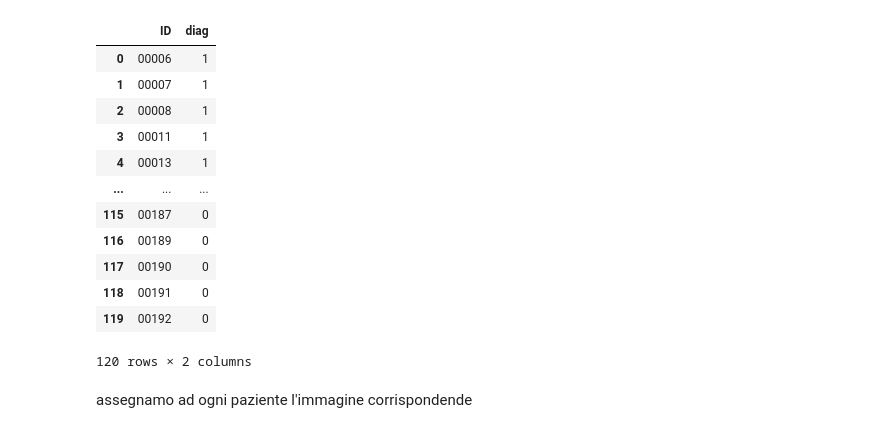
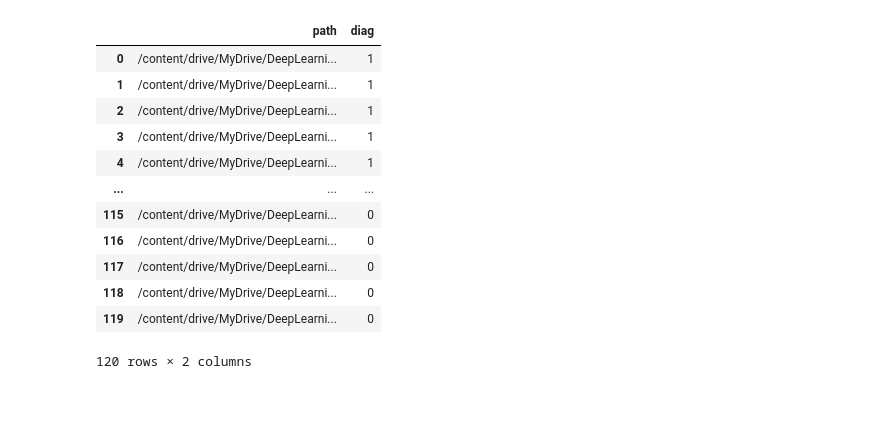
Before and after one commit to Umberto28/Deep_Learning_Project, a Jupyter notebook: Feature_estraction.ipynb, the cells around one changed output. Saved outputs shown, nothing was run; the diff lists cells and outputs as text; code cells hidden in the pictures; blank space fills up the shorter version.

```diff
--- a/Feature_estraction.ipynb
+++ b/Feature_estraction.ipynb
@@ -34,20 +24,37 @@ users
-# %%
-users['diag'] = LabelEncoder().fit_transform(users.diag.values)
-users=users.drop(columns=["sex","hand","age"])
-users
-# %% [output]
-|  | ID | diag |
-| 0 | 00006 | 1 |
-| 1 | 00007 | 1 |
-| 2 | 00008 | 1 |
-| 3 | 00011 | 1 |
-| 4 | 00013 | 1 |
-| ... | ... | ... |
-| 115 | 00187 | 0 |
-| 116 | 00189 | 0 |
-| 117 | 00190 | 0 |
-| 118 | 00191 | 0 |
-| 119 | 00192 | 0 |
-120 rows × 2 columns
-# %% [markdown]
-assegnamo ad ogni paziente l'immagine corrispondende
+# %%
+ds1D='/content/drive/MyDrive/DeepLearning/datasetLabel/NoAugmentation/Dysgraphic1'
+ds1N='/content/drive/MyDrive/DeepLearning/datasetLabel/NoAugmentation/No_Dysgraphic1'
+ds2D='/content/drive/MyDrive/DeepLearning/datasetLabel/NoAugmentation/Dysgraphic2'
+ds2N='/content/drive/MyDrive/DeepLearning/datasetLabel/NoAugmentation/No_Dysgraphic2'
+
+ds1DA='/content/drive/MyDrive/DeepLearning/datasetLabel/Augmentation/Dysgraphic1'
+ds1NA='/content/drive/MyDrive/DeepLearning/datasetLabel/Augmentation/No_Dysgraphic1'
+ds2DA='/content/drive/MyDrive/DeepLearning/datasetLabel/Augmentation/Dysgraphic2'
+ds2NA='/content/drive/MyDrive/DeepLearning/datasetLabel/Augmentation/No_Dysgraphic2'
+# %%
+#dataset primario senza augmentation
+ds1D_paths = [os.path.join(ds1D, f) for f in os.listdir(ds1D)]
+ds1N_paths = [os.path.join(ds1N, f) for f in os.listdir(ds1N)]
+
+df1D=pd.DataFrame()
+df1D['path']=ds1D_paths
+df1D['diag']=1
+
+df1N=pd.DataFrame()
+df1N['path']=ds1N_paths
+df1N['diag']=0
+df1=pd.concat([df1D, df1N],  ignore_index=True)
+# %% [output]
+|  | path | diag |
+| 0 | /content/drive/MyDrive/DeepLearni... | 1 |
+| 1 | /content/drive/MyDrive/DeepLearni... | 1 |
+| 2 | /content/drive/MyDrive/DeepLearni... | 1 |
+| 3 | /content/drive/MyDrive/DeepLearni... | 1 |
+| 4 | /content/drive/MyDrive/DeepLearni... | 1 |
+| ... | ... | ... |
+| 115 | /content/drive/MyDrive/DeepLearni... | 0 |
+| 116 | /content/drive/MyDrive/DeepLearni... | 0 |
+| 117 | /content/drive/MyDrive/DeepLearni... | 0 |
+| 118 | /content/drive/MyDrive/DeepLearni... | 0 |
+| 119 | /content/drive/MyDrive/DeepLearni... | 0 |
+120 rows × 2 columns
```
Also changed, not shown: parts of 29 cells of this notebook, 2 other files.
